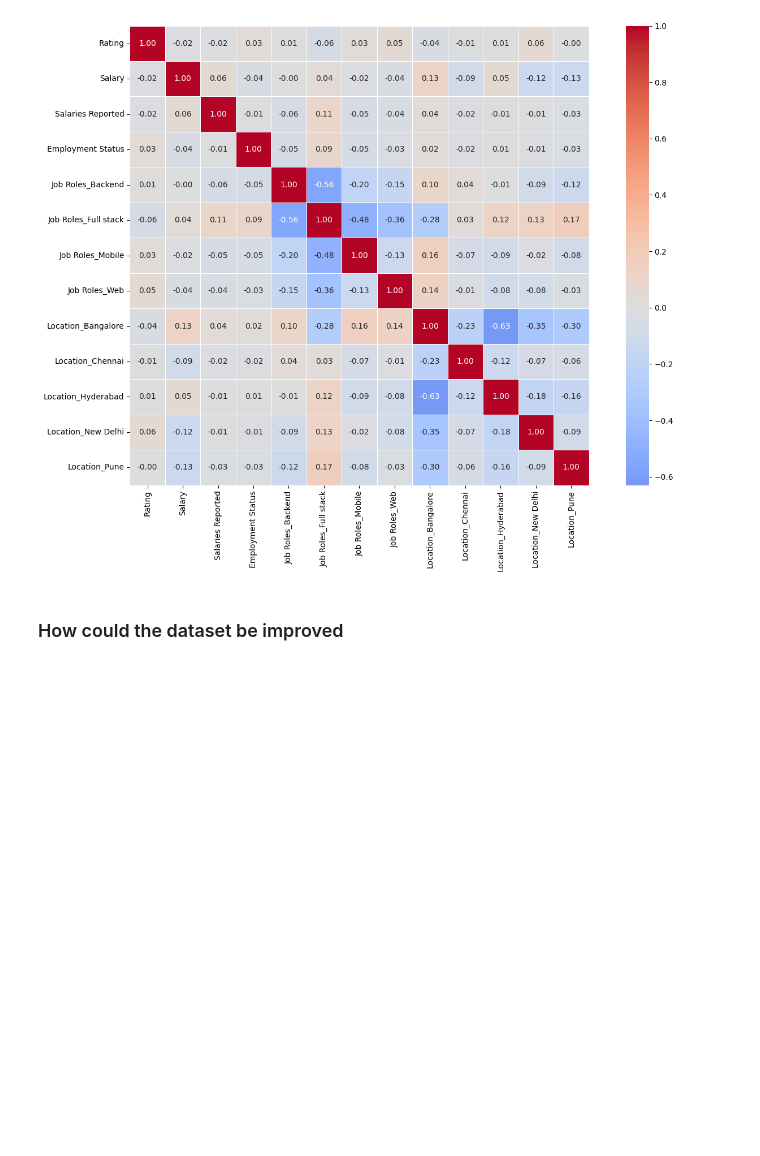
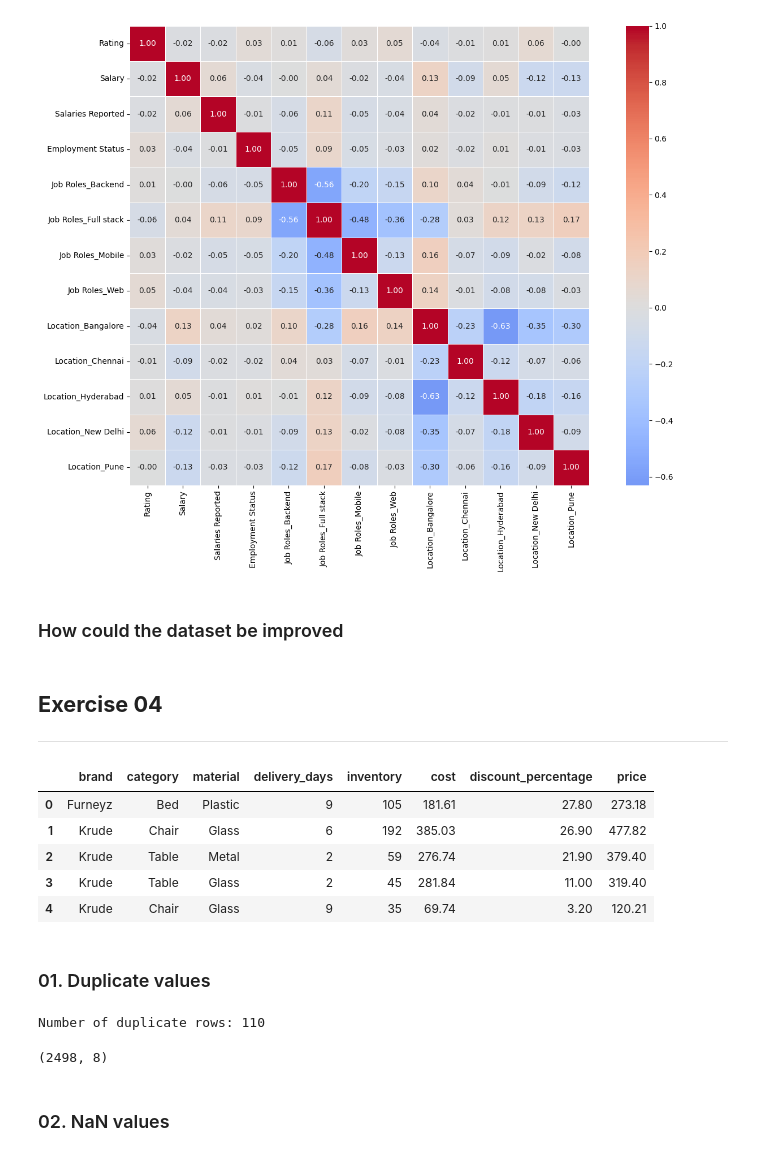
Before and after one commit to savinduthathsara-design/dataanalyticsexercises, a Jupyter notebook: Exercisesset02.ipynb, the cells around one changed output. Cells and saved outputs as stored; diff of their text form; code cells hidden in the pictures; blank space fills up the shorter version.

```diff
--- a/Exercisesset02.ipynb
+++ b/Exercisesset02.ipynb
@@ -740,3 +741,31 @@ plt.tight_layout()
 # 1. Add years of experience. This is a key salary driver missing from the data.
 # 2. Add education level. This is likely correlated with both role and salary.
 # 3. Expand to more Indian cities for better geographic coverage.
+# %% [markdown]
+## **Exercise 04**
+---
+# %%
+# load the dataset
+df = pd.read_csv("exercises2_datafiles/furniture.csv")
+
+df.head()
+# %% [output]
+|  | brand | category | material | delivery_days | inventory | cost | discount_percentage | price |
+| 0 | Furneyz | Bed | Plastic | 9 | 105 | 181.61 | 27.80 | 273.18 |
+| 1 | Krude | Chair | Glass | 6 | 192 | 385.03 | 26.90 | 477.82 |
+| 2 | Krude | Table | Metal | 2 | 59 | 276.74 | 21.90 | 379.40 |
+| 3 | Krude | Table | Glass | 2 | 45 | 281.84 | 11.00 | 319.40 |
+| 4 | Krude | Chair | Glass | 9 | 35 | 69.74 | 3.20 | 120.21 |
+# %% [markdown]
+### 01. Duplicate values
+# %%
+duplicates = df.duplicated().sum()
+print(f"Number of duplicate rows: {duplicates}")
+df = df.drop_duplicates()
+
+df.shape
+# %% [output]
+Number of duplicate rows: 110
+(2498, 8)
+# %% [markdown]
+### 02. NaN values
```
Also changed, not shown: parts of 24 cells of this notebook, 1 other file.
